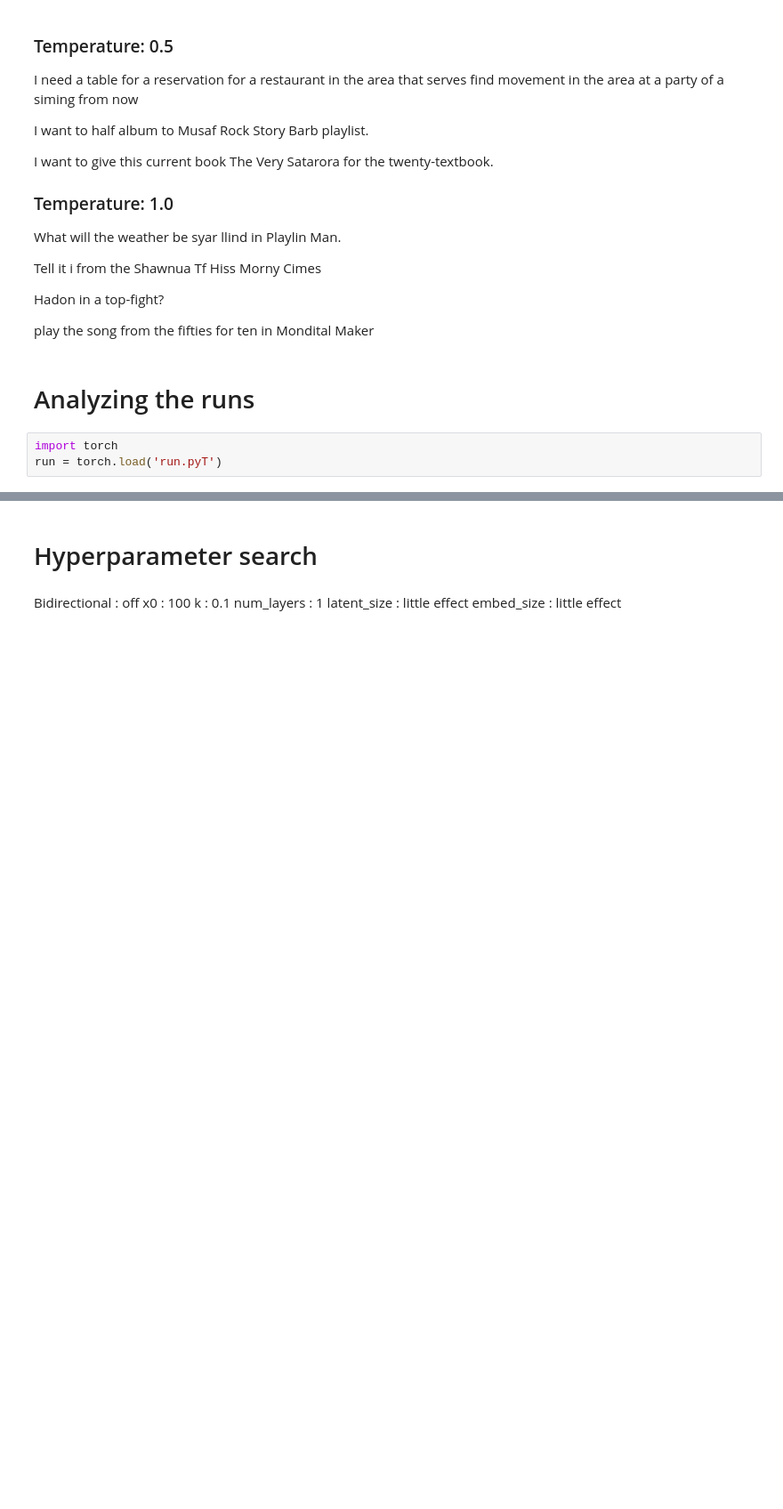
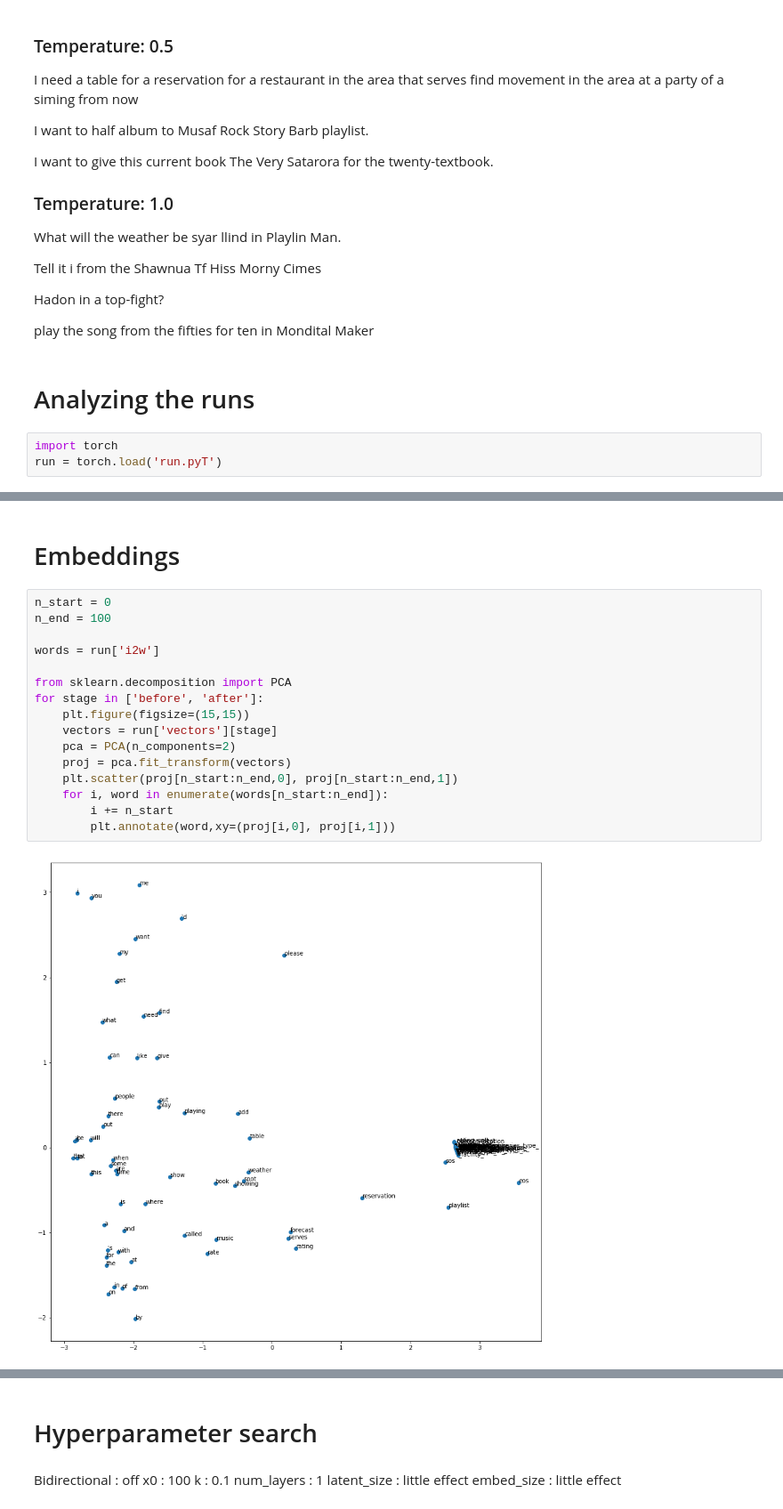
Before and after one commit to sonos/automatic-data-generation, a Jupyter notebook: data-generation.ipynb, the cells around one changed output, grey strips where cells are left out. Shown at 89% size. Saved outputs shown, nothing was run; the diff lists cells and outputs as text; blank space fills up the shorter version.

```diff
--- a/data-generation.ipynb
+++ b/data-generation.ipynb
@@ -230,0 +240,20 @@ plt.show()
+# %% [markdown]
+# Embeddings
+# %%
+n_start = 0
+n_end = 100
+
+words = run['i2w']
+
+from sklearn.decomposition import PCA
+for stage in ['before', 'after']:
+    plt.figure(figsize=(15,15))
+    vectors = run['vectors'][stage]
+    pca = PCA(n_components=2)
+    proj = pca.fit_transform(vectors)
+    plt.scatter(proj[n_start:n_end,0], proj[n_start:n_end,1])
+    for i, word in enumerate(words[n_start:n_end]):
+        i += n_start
+        plt.annotate(word,xy=(proj[i,0], proj[i,1]))
+# %% [output]
+[figure, added]
```
Also changed, not shown: parts of 10 cells of this notebook, 16 other files.
